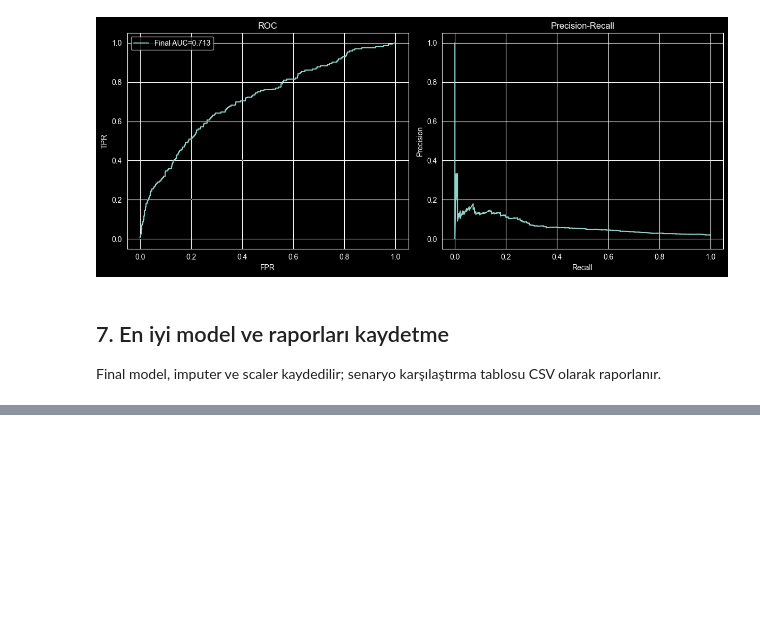
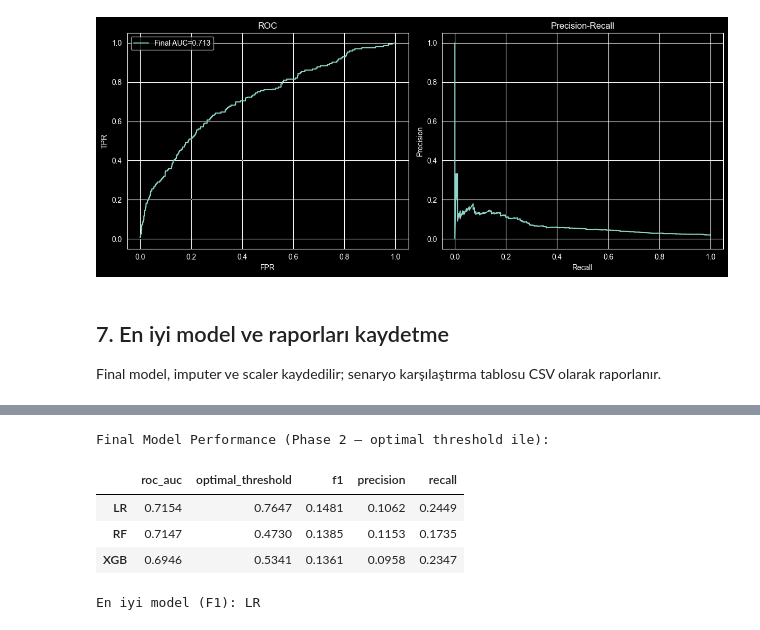
Before and after one commit to barkobt/tubitak-marketing-analytics, a Jupyter notebook: notebooks/04_model_comparison.ipynb, the cells around one changed output, grey strips where cells are left out. Cells and saved outputs as stored; diff of their text form; code cells hidden in the pictures; blank space fills up the shorter version.

```diff
--- a/notebooks/04_model_comparison.ipynb
+++ b/notebooks/04_model_comparison.ipynb
@@ -283,0 +301,51 @@ Final model, imputer ve scaler kaydedilir; senaryo karşılaştırma tablosu CSV
+# %%
+# Clean set üzerine etkileşim feature'ları (D/E/F ile aynı temel; ROI_v2, CPA_v2 zaten df'de)
+df_phase2 = df.copy()
+df_phase2["Loyalty_per_Purchase"] = df_phase2["LoyaltyPoints"] / (df_phase2["PreviousPurchases"] + 1)
+df_phase2["Engagement_Score"] = (df_phase2["WebsiteVisits"] * df_phase2["TimeOnSite"]) + (df_phase2["EmailClicks"] * 10)
+df_phase2["High_Potential"] = ((df_phase2["Income"] > df_phase2["Income"].median()) & (df_phase2["Age"] < 40)).astype(int)
+
+X_phase2 = prepare_X(df_phase2, SCENARIOS["D"])
+y_phase2 = df_phase2["Conversion"]
+
+X_train_p2, X_test_p2, y_train_p2, y_test_p2 = train_test_split(
+    X_phase2, y_phase2, test_size=0.2, random_state=RANDOM_STATE, stratify=y_phase2
+)
+imputer_p2 = SimpleImputer(strategy="median")
+X_train_p2 = pd.DataFrame(imputer_p2.fit_transform(X_train_p2), columns=X_phase2.columns, index=X_train_p2.index)
+X_test_p2 = pd.DataFrame(imputer_p2.transform(X_test_p2), columns=X_phase2.columns, index=X_test_p2.index)
+scaler_p2 = StandardScaler()
+X_train_p2_s = scaler_p2.fit_transform(X_train_p2)
+X_test_p2_s = scaler_p2.transform(X_test_p2)
+scale_pos_p2 = (y_train_p2 == 0).sum() / max((y_train_p2 == 1).sum(), 1)
+
+def find_optimal_threshold_p2(y_true, y_proba):
+    prec, rec, thresholds = precision_recall_curve(y_true, y_proba)
+    f1_scores = 2 * prec[:-1] * rec[:-1] / (prec[:-1] + rec[:-1] + 1e-9)
+    best_idx = np.argmax(f1_scores)
+    return thresholds[best_idx], f1_scores[best_idx]
+
+models_p2 = {}
+models_p2["LR"] = LogisticRegression(class_weight="balanced", max_iter=1000, random_state=RANDOM_STATE).fit(X_train_p2_s, y_train_p2)
+models_p2["RF"] = RandomForestClassifier(n_estimators=200, max_depth=12, min_samples_leaf=10, class_weight="balanced", random_state=RANDOM_STATE, n_jobs=-1).fit(X_train_p2_s, y_train_p2)
+models_p2["XGB"] = XGBClassifier(max_depth=6, learning_rate=0.01, n_estimators=1000, subsample=0.8, scale_pos_weight=scale_pos_p2, random_state=RANDOM_STATE, eval_metric="logloss", use_label_encoder=False).fit(X_train_p2_s, y_train_p2)
+
+results_p2 = {}
+for name, m in models_p2.items():
+    proba = m.predict_proba(X_test_p2_s)[:, 1]
+    thresh, _ = find_optimal_threshold_p2(y_test_p2, proba)
+    pred = (proba >= thresh).astype(int)
+    results_p2[name] = {"roc_auc": roc_auc_score(y_test_p2, proba), "optimal_threshold": thresh, "f1": f1_score(y_test_p2, pred, zero_division=0), "precision": precision_score(y_test_p2, pred, zero_division=0), "recall": recall_score(y_test_p2, pred, zero_division=0)}
+
+df_final_perf = pd.DataFrame(results_p2).T
+print("Final Model Performance (Phase 2 — optimal threshold ile):")
+display(df_final_perf.round(4))
+best_model_p2 = df_final_perf["f1"].idxmax()
+print("En iyi model (F1):", best_model_p2)
+# %% [output]
+Final Model Performance (Phase 2 — optimal threshold ile):
+|  | roc_auc | optimal_threshold | f1 | precision | recall |
+| LR | 0.7154 | 0.7647 | 0.1481 | 0.1062 | 0.2449 |
+| RF | 0.7147 | 0.4730 | 0.1385 | 0.1153 | 0.1735 |
+| XGB | 0.6946 | 0.5341 | 0.1361 | 0.0958 | 0.2347 |
+En iyi model (F1): LR
```
Also changed, not shown: parts of 15 cells of this notebook.
